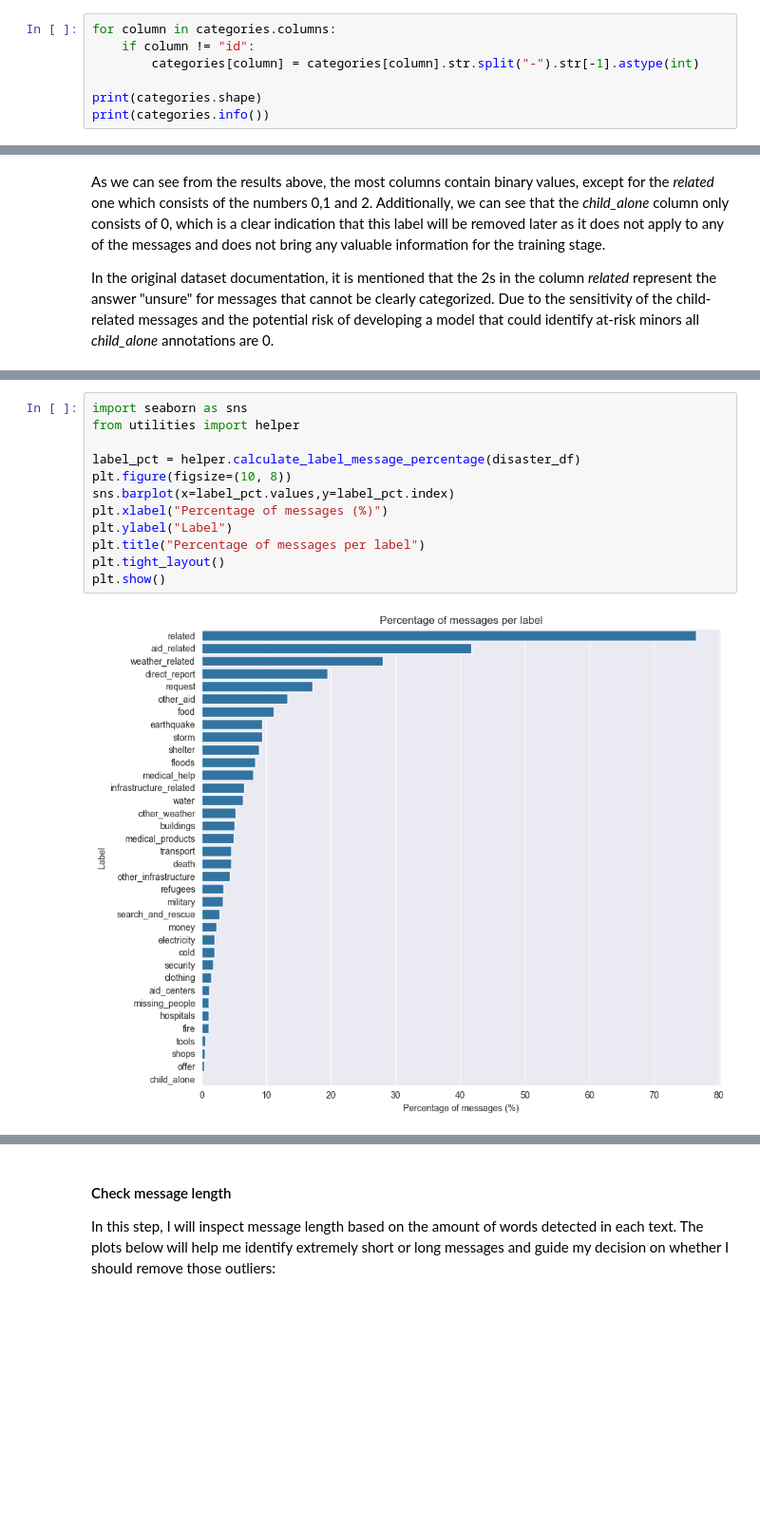
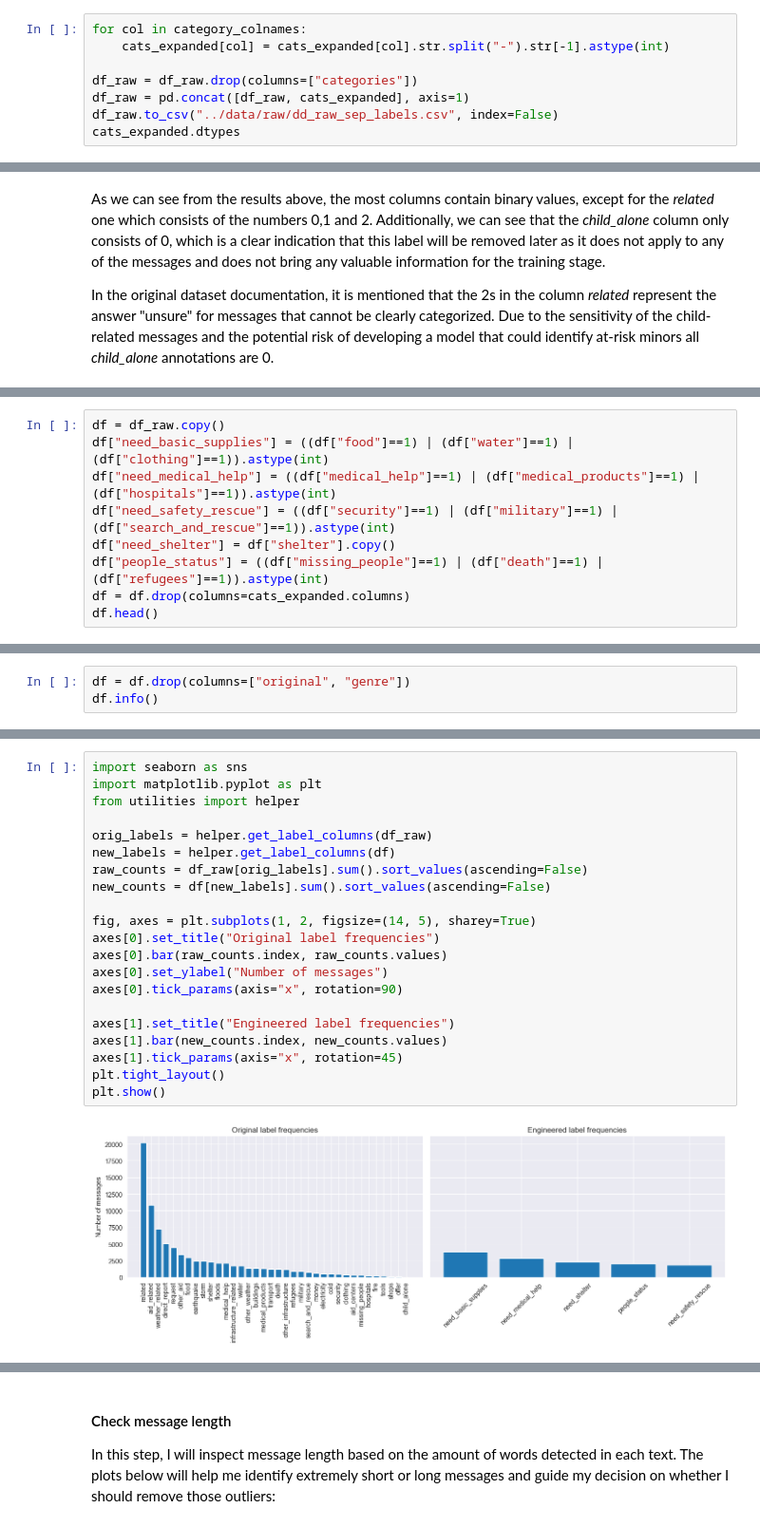
Before and after one commit to KaterinaSSlavova/Crisis-Help-Classification, a Jupyter notebook: Notebooks/02_data_provisioning.ipynb, the cells around one changed output, grey strips where cells are left out. Shown at 95% size. Saved outputs shown, nothing was run; the diff lists cells and outputs as text; blank space fills up the shorter version.

Commit message:
adjusting domain understanding, fixing data provisioning and implementing Logistic regression

```diff
--- a/Notebooks/02_data_provisioning.ipynb
+++ b/Notebooks/02_data_provisioning.ipynb
@@ -32,8 +50,9 @@ In this step, I go through all *label - number* values, remove the text, keep on
 # %%
-for column in categories.columns:
-    if column != "id":
-        categories[column] = categories[column].str.split("-").str[-1].astype(int)
+for col in category_colnames:
+    cats_expanded[col] = cats_expanded[col].str.split("-").str[-1].astype(int)
 
-print(categories.shape)
-print(categories.info())
+df_raw = df_raw.drop(columns=["categories"])
+df_raw = pd.concat([df_raw, cats_expanded], axis=1)
+df_raw.to_csv("../data/raw/dd_raw_sep_labels.csv", index=False)
+cats_expanded.dtypes
 # %% [output]
@@ -264,0 +112,9 @@ The results show that the raw merged dataset consists of 25 992 rows and 40 colu
+# %%
+df = df_raw.copy()
+df["need_basic_supplies"] = ((df["food"]==1) | (df["water"]==1) | (df["clothing"]==1)).astype(int)
+df["need_medical_help"] = ((df["medical_help"]==1) | (df["medical_products"]==1) | (df["hospitals"]==1)).astype(int)
+df["need_safety_rescue"] = ((df["security"]==1) | (df["military"]==1) | (df["search_and_rescue"]==1)).astype(int)
+df["need_shelter"] = df["shelter"].copy()
+df["people_status"] = ((df["missing_people"]==1) | (df["death"]==1) | (df["refugees"]==1)).astype(int)
+df = df.drop(columns=cats_expanded.columns)
+df.head()
@@ -264,0 +133,3 @@ The results show that the raw merged dataset consists of 25 992 rows and 40 colu
+# %%
+df = df.drop(columns=["original", "genre"])
+df.info()
@@ -277,14 +163,23 @@ In this step, I will compute and visualize the percentage of messages per label.
 # %%
 import seaborn as sns
+import matplotlib.pyplot as plt
 from utilities import helper
 
-label_pct = helper.calculate_label_message_percentage(disaster_df)
-plt.figure(figsize=(10, 8))
-sns.barplot(x=label_pct.values,y=label_pct.index)
-plt.xlabel("Percentage of messages (%)")
-plt.ylabel("Label")
-plt.title("Percentage of messages per label")
+orig_labels = helper.get_label_columns(df_raw)
+new_labels = helper.get_label_columns(df)
+raw_counts = df_raw[orig_labels].sum().sort_values(ascending=False)
+new_counts = df[new_labels].sum().sort_values(ascending=False)
+
+fig, axes = plt.subplots(1, 2, figsize=(14, 5), sharey=True)
+axes[0].set_title("Original label frequencies")
+axes[0].bar(raw_counts.index, raw_counts.values)
+axes[0].set_ylabel("Number of messages")
+axes[0].tick_params(axis="x", rotation=90)
+
+axes[1].set_title("Engineered label frequencies")
+axes[1].bar(new_counts.index, new_counts.values)
+axes[1].tick_params(axis="x", rotation=45)
 plt.tight_layout()
 plt.show()
 # %% [output]
-[figure, old version]
+[figure, new version]
```
Also changed, not shown: parts of 87 cells of this notebook, 20 other files.
